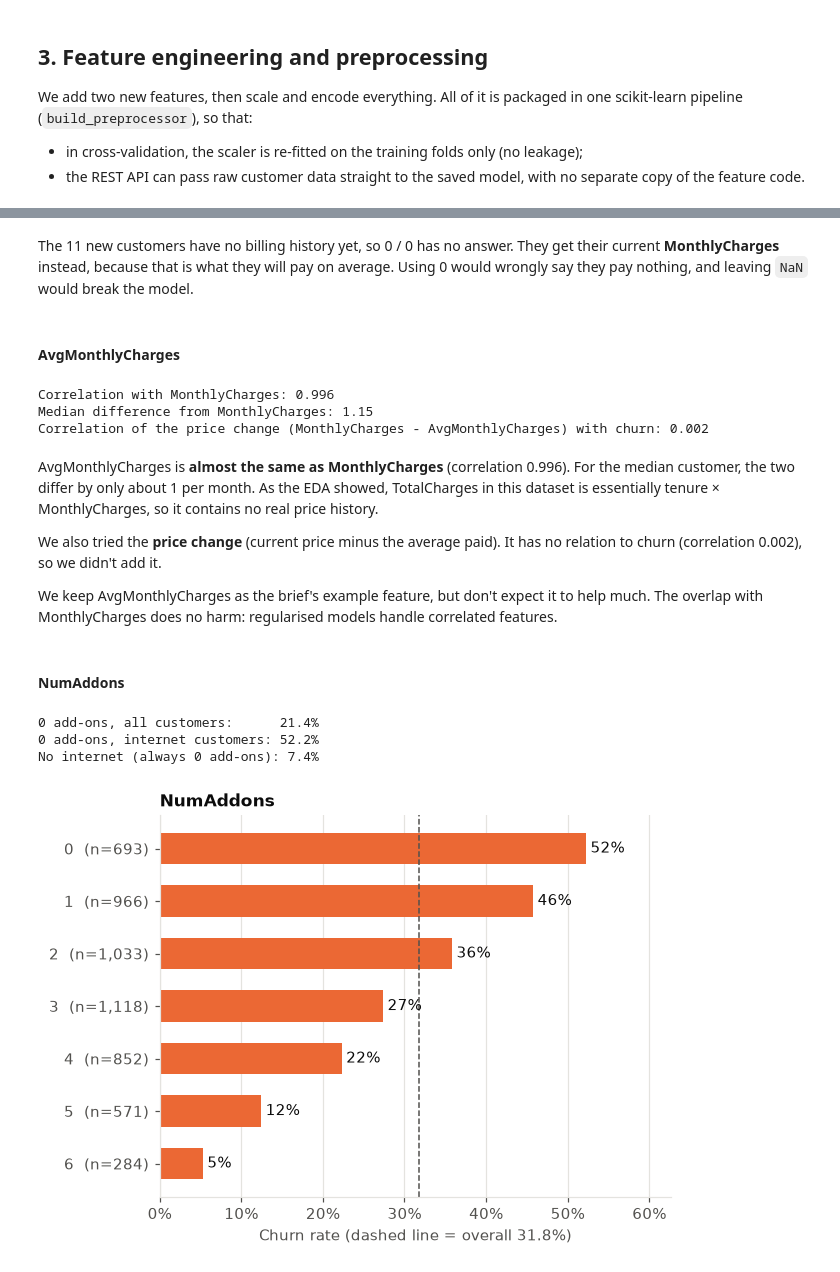
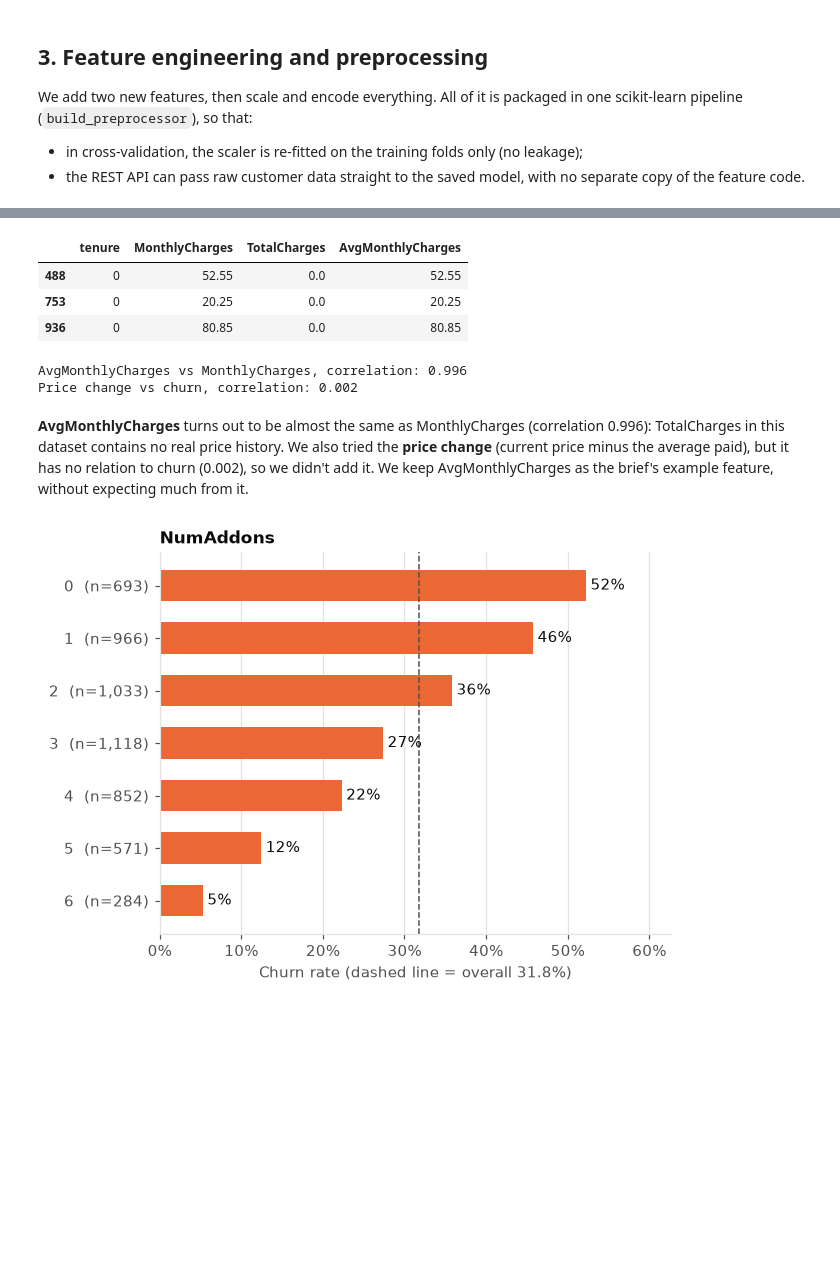
Before and after one commit to MuteMuty/telco-churn, a Jupyter notebook: notebooks/churn_analysis.ipynb, the cells around one changed output, grey strips where cells are left out. Saved outputs shown, nothing was run; the diff lists cells and outputs as text; code cells hidden in the pictures; blank space fills up the shorter version.

```diff
--- a/notebooks/churn_analysis.ipynb
+++ b/notebooks/churn_analysis.ipynb
@@ -324,34 +253,23 @@ X_feat.loc[X_feat["tenure"] == 0, ["tenure", "MonthlyCharges", "TotalCharges", *
-# %% [markdown]
-The 11 new customers have no billing history yet, so 0 / 0 has no answer. They get their current **MonthlyCharges** instead, because that is what they will pay on average. Using 0 would wrongly say they pay nothing, and leaving `NaN` would break the model.
-# %% [markdown]
-#### AvgMonthlyCharges
+# %%
+X_feat = add_features(X)
+
+# new customers can't be divided by 0 months, so they get their current MonthlyCharges
+new_customers = X_feat["tenure"] == 0
+X_feat.loc[
+    new_customers, ["tenure", "MonthlyCharges", "TotalCharges", "AvgMonthlyCharges"]
+].head(3)
+# %% [output]
+|  | tenure | MonthlyCharges | TotalCharges | AvgMonthlyCharges |
+| 488 | 0 | 52.55 | 0.0 | 52.55 |
+| 753 | 0 | 20.25 | 0.0 | 20.25 |
+| 936 | 0 | 80.85 | 0.0 | 80.85 |
 # %%
 avg, monthly = X_feat["AvgMonthlyCharges"], X_feat["MonthlyCharges"]
-print(f"Correlation with MonthlyCharges: {avg.corr(monthly):.3f}")
-print(f"Median difference from MonthlyCharges: {(avg - monthly).abs().median():.2f}")
-print(f"Correlation of the price change (MonthlyCharges - AvgMonthlyCharges) with churn: "
-      f"{(monthly - avg).corr(y):.3f}")
+print(f"AvgMonthlyCharges vs MonthlyCharges, correlation: {avg.corr(monthly):.3f}")
+print(f"Price change vs churn, correlation: {(monthly - avg).corr(y):.3f}")
 # %% [output]
-Correlation with MonthlyCharges: 0.996
-Median difference from MonthlyCharges: 1.15
-Correlation of the price change (MonthlyCharges - AvgMonthlyCharges) with churn: 0.002
+AvgMonthlyCharges vs MonthlyCharges, correlation: 0.996
+Price change vs churn, correlation: 0.002
 # %% [markdown]
-AvgMonthlyCharges is **almost the same as MonthlyCharges** (correlation 0.996). For the median customer, the two differ by only about 1 per month. As the EDA showed, TotalCharges in this dataset is essentially tenure × MonthlyCharges, so it contains no real price history.
-
-We also tried the **price change** (current price minus the average paid). It has no relation to churn (correlation 0.002), so we didn't add it.
-
-We keep AvgMonthlyCharges as the brief's example feature, but don't expect it to help much. The overlap with MonthlyCharges does no harm: regularised models handle correlated features.
+**AvgMonthlyCharges** turns out to be almost the same as MonthlyCharges (correlation 0.996): TotalCharges in this dataset contains no real price history. We also tried the **price change** (current price minus the average paid), but it has no relation to churn (0.002), so we didn't add it. We keep AvgMonthlyCharges as the brief's example feature, without expecting much from it.
-# %% [markdown]
-#### NumAddons
-# %%
-df_feat = X_feat.assign(**{TARGET: y})
-has_internet = df_feat["InternetService"] != "No"
-
-print(f"0 add-ons, all customers:      {df_feat.loc[df_feat['NumAddons'] == 0, TARGET].mean():.1%}")
-print(f"0 add-ons, internet customers: {df_feat.loc[has_internet & (df_feat['NumAddons'] == 0), TARGET].mean():.1%}")
-print(f"No internet (always 0 add-ons): {df_feat.loc[~has_internet, TARGET].mean():.1%}")
-# %% [output]
-0 add-ons, all customers:      21.4%
-0 add-ons, internet customers: 52.2%
-No internet (always 0 add-ons): 7.4%
 # %%
```
Also changed, not shown: parts of 57 cells of this notebook, 1 other file.
